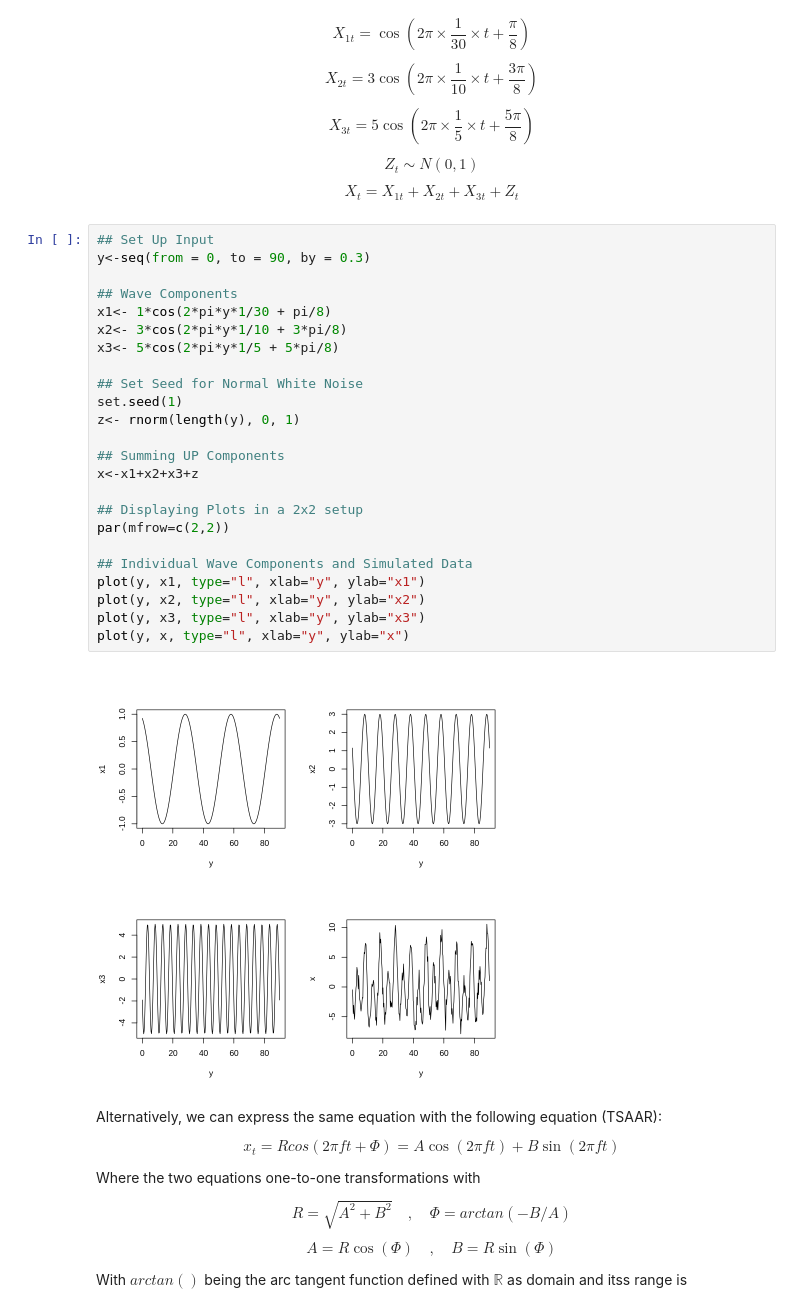
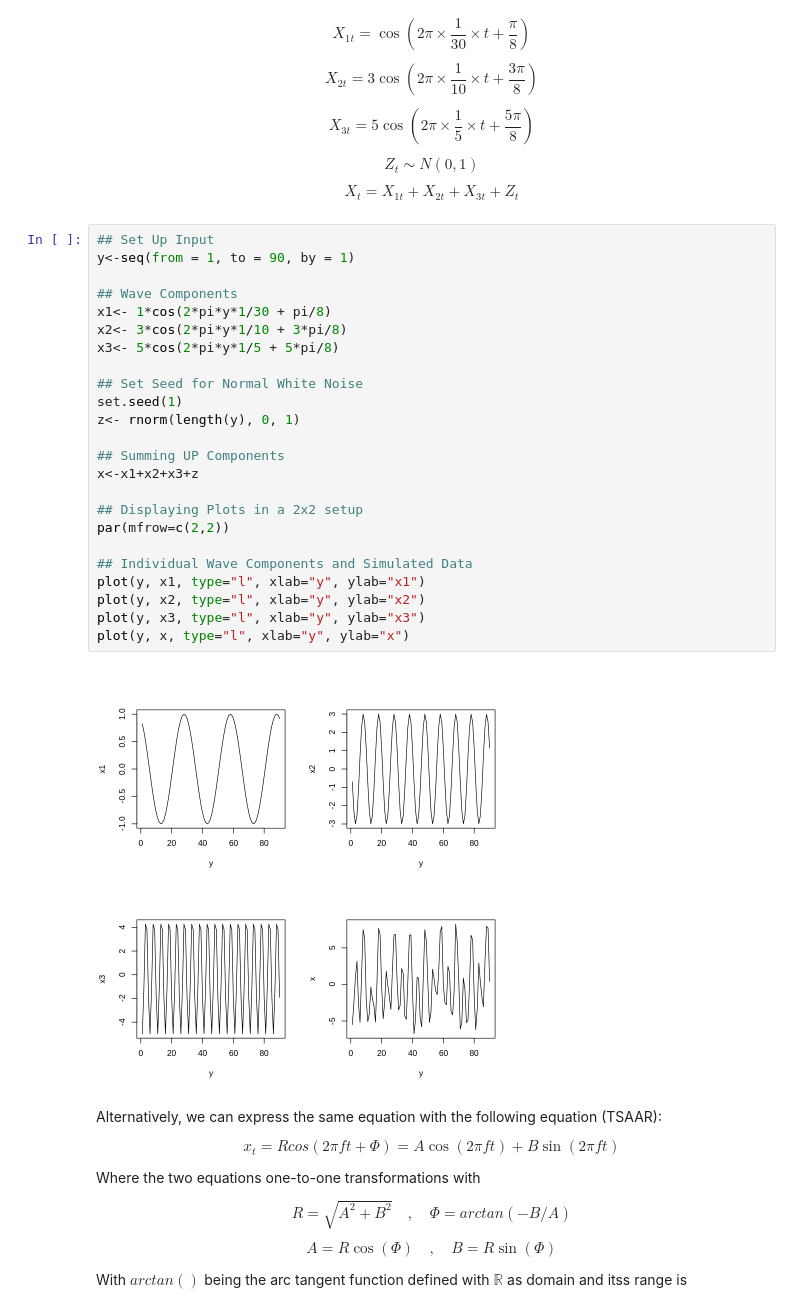
Before and after one commit to pacayton/Stat_268_Advanced_Time_Series_Analysis, a Jupyter notebook: Stat_268_Week_3_4_Freq_Domain_Spectral_Analysis.ipynb, the cells around one changed output. Drawn from its saved outputs; the diff is of its cells as text.

```diff
--- a/Stat_268_Week_3_4_Freq_Domain_Spectral_Analysis.ipynb
+++ b/Stat_268_Week_3_4_Freq_Domain_Spectral_Analysis.ipynb
@@ -125,30 +126,30 @@ $$Z_t \sim N(0,1)$$
 $$X_t = X_{1t} + X_{2t} + X_{3t} + Z_t$$
 # %%
 ## Set Up Input
-y<-seq(from = 0, to = 90, by = 0.3)
+y<-seq(from = 1, to = 90, by = 1)
 
 ## Wave Components
 x1<- 1*cos(2*pi*y*1/30 + pi/8)
 x2<- 3*cos(2*pi*y*1/10 + 3*pi/8)
 x3<- 5*cos(2*pi*y*1/5 + 5*pi/8)
 
 ## Set Seed for Normal White Noise
 set.seed(1)
 z<- rnorm(length(y), 0, 1)
 
 ## Summing UP Components
 x<-x1+x2+x3+z
 
 ## Displaying Plots in a 2x2 setup
 par(mfrow=c(2,2))
 
 ## Individual Wave Components and Simulated Data
 plot(y, x1, type="l", xlab="y", ylab="x1")
 plot(y, x2, type="l", xlab="y", ylab="x2")
 plot(y, x3, type="l", xlab="y", ylab="x3")
 plot(y, x, type="l", xlab="y", ylab="x")
 # %% [output]
-[figure, old version]
+[figure, new version]
 # %% [markdown]
 Alternatively, we can express the same equation with the following equation (TSAAR):
 
```
Also changed, not shown: parts of 14 cells of this notebook.
